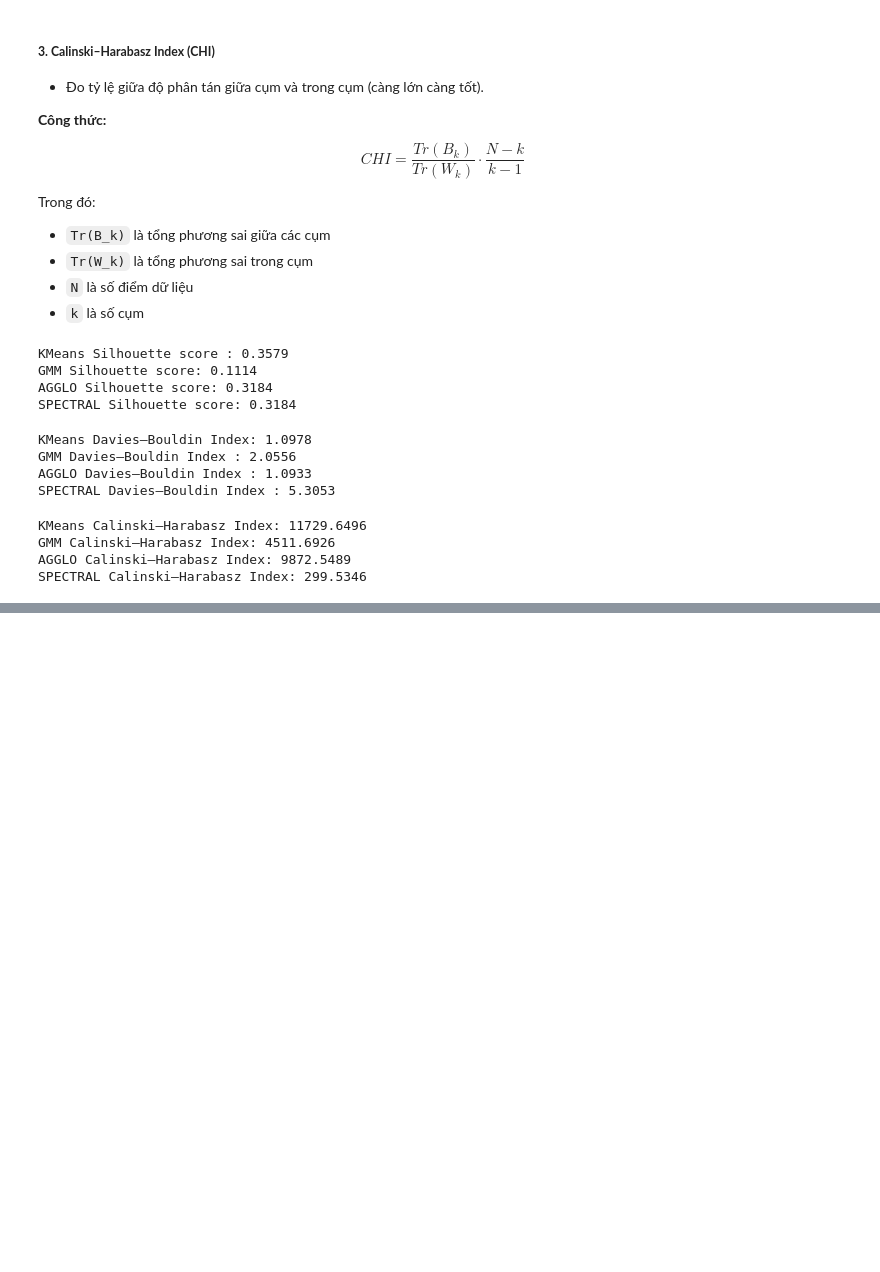
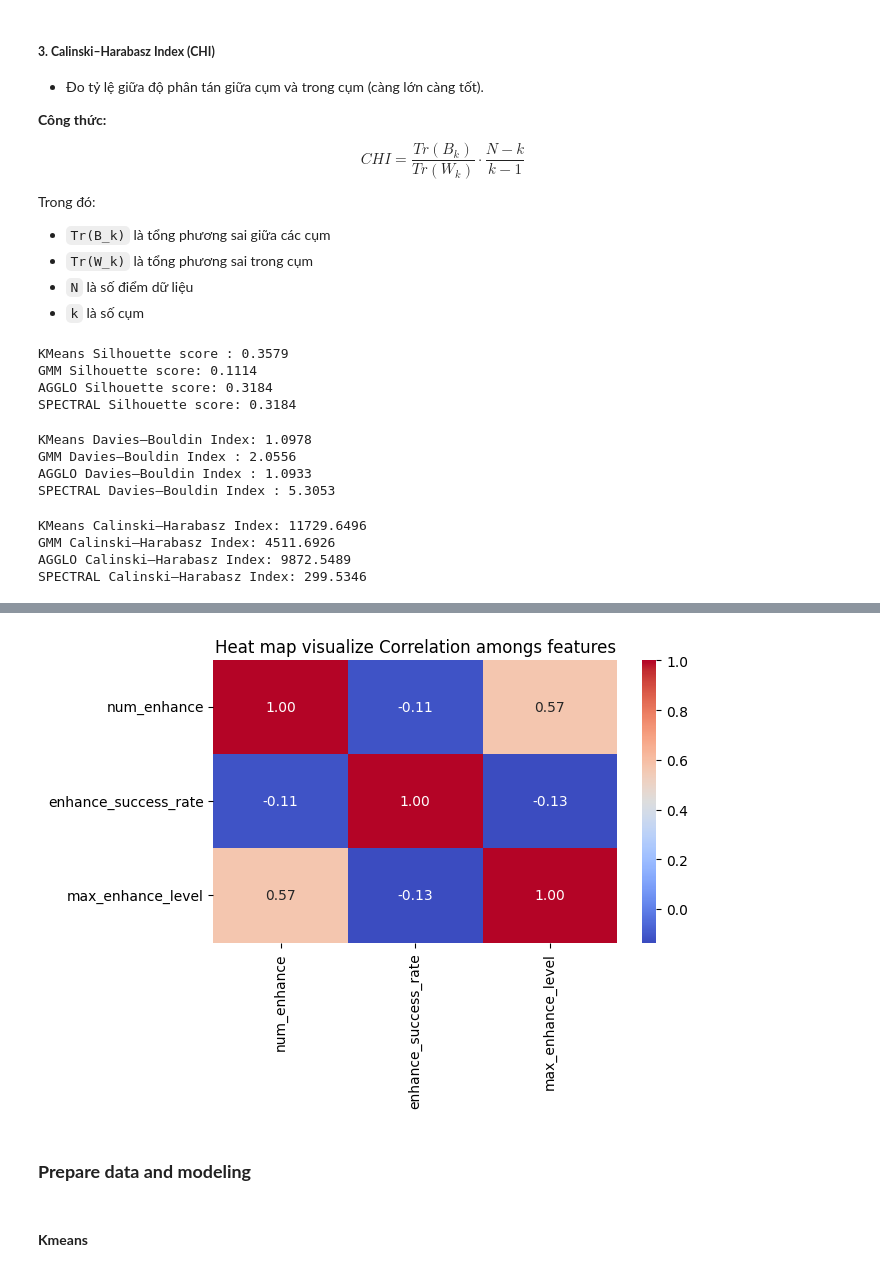
Before and after one commit to itcgosucorp/m952_ITS, a Jupyter notebook: ML_prediction/EDA_and_clustering.ipynb, the cells around one changed output, grey strips where cells are left out. Cells and saved outputs as stored; diff of their text form; code cells hidden in the pictures; blank space fills up the shorter version.

```diff
--- a/ML_prediction/EDA_and_clustering.ipynb
+++ b/ML_prediction/EDA_and_clustering.ipynb
@@ -811,0 +800,3 @@ SPECTRAL Calinski–Harabasz Index: 299.5346
+# %%
+df_equip=pd.read_csv("../EDA_transform/data/equipenhance_transform.csv")
+df_equip
@@ -811,0 +844,12 @@ SPECTRAL Calinski–Harabasz Index: 299.5346
+# %%
+corr_cols = df_equip.drop(columns=['vopenid','last_update_time']).columns
+
+plt.figure(figsize=(7,5))
+sns.heatmap(df_equip[corr_cols].corr(), annot=True, cmap='coolwarm', fmt=".2f")
+plt.title('Heat map visualize Correlation amongs features')
+plt.tight_layout()
+plt.show()
+# %% [output]
+[figure, added]
+# %% [markdown]
+### **Prepare data and modeling**
@@ -811,0 +867,2 @@ SPECTRAL Calinski–Harabasz Index: 299.5346
+# %% [markdown]
+#### **Kmeans**
```
Also changed, not shown: parts of 22 cells of this notebook, 3 other files.
